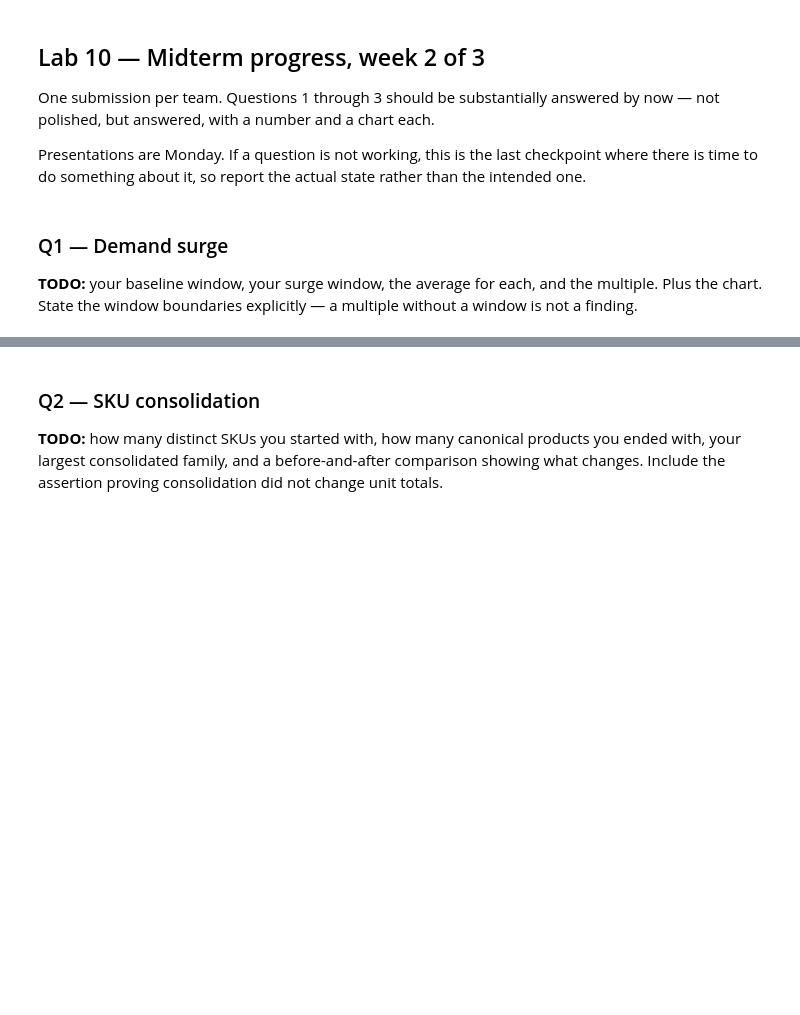
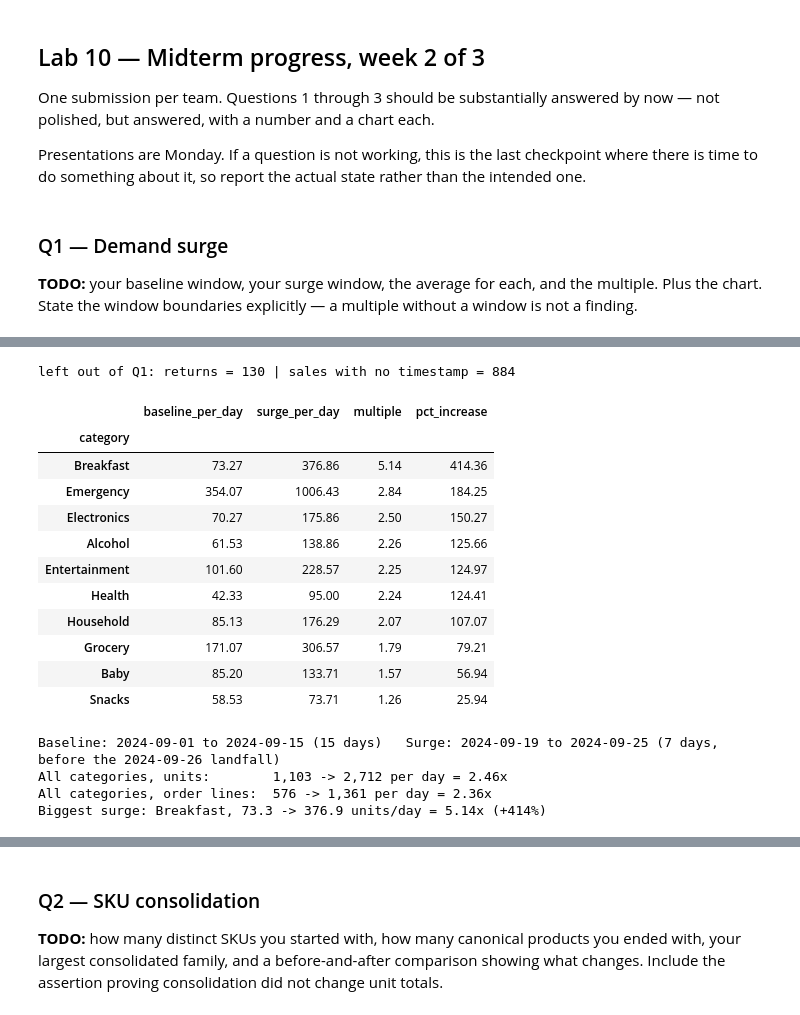
Before and after one commit to hpanjshiri/walmart-hurricane-project, a Jupyter notebook: notebooks/2026_10_30_—_Midterm_Progress_—_Lab.ipynb, the cells around one changed output, grey strips where cells are left out. Drawn from its saved outputs; the diff is of its cells as text; code cells hidden in the pictures; blank space fills up the shorter version.

```diff
--- a/notebooks/2026_10_30_—_Midterm_Progress_—_Lab.ipynb
+++ b/notebooks/2026_10_30_—_Midterm_Progress_—_Lab.ipynb
@@ -20,0 +58,76 @@ Presentations are Monday. If a question is not working, this is the last checkpo
+# %%
+# TODO: the numbers
+
+LANDFALL = pd.Timestamp('2024-09-26')
+BASE = (pd.Timestamp('2024-09-01'), pd.Timestamp('2024-09-15'))     # flat before first rise
+SURGE = (pd.Timestamp('2024-09-19'), pd.Timestamp('2024-09-25'))    # 7 days before
+
+# demand = units sold. Returns and sales with no timestamp are out
+demand = clean[(~clean['is_return']) & clean['date'].notna()]
+print('left out of Q1: returns =', int(clean['is_return'].sum()), '| sales with no timestamp =', int(clean['date'].isna().sum()))
+
+def avg_per_day(frame, window, how='units'):
+  start, end = window
+  days = (end - start).days + 1
+  w = frame[frame['date'].between(start, end)]
+  total = w.groupby('category')['quantity'].sum() if how == 'units' else w.groupby('category').size()
+  return total / days
+
+def surge_table(base, surge, how='units'):
+  t = pd.DataFrame({'baseline_per_day': avg_per_day(demand, base, how),
+                      'surge_per_day': avg_per_day(demand, surge, how)})
+  t['multiple'] = t['surge_per_day'] / t['baseline_per_day']
+  t['pct_increase'] = (t['multiple'] - 1) * 100
+  return t.sort_values('multiple', ascending=False)
+
+t = surge_table(BASE, SURGE)
+display(t.round(2))
+
+def overall(base, surge, how='units'):
+  f = lambda w: (demand[demand['date'].between(*w)]['quantity'].sum() if how == 'units'
+                  else demand['date'].between(*w).sum()) / ((w[1] - w[0]).days + 1)
+  return f(base), f(surge)
+
+b_units, s_units = overall(BASE, SURGE)
+b_orders, s_orders = overall(BASE, SURGE, how='orders')
+top = t.index[0]
+print(f"""
+Baseline: {BASE[0].date()} to {BASE[1].date()} ({(BASE[1]-BASE[0]).days + 1} days)   Surge: {SURGE[0].date()} to {SURGE[1].date()} ({(SURGE[1]-SURGE[0]).days + 1} days, before the {LANDFALL.date()} landfall)
+All categories, units:        {b_units:,.0f} -> {s_units:,.0f} per day = {s_units / b_units:.2f}x
+All categories, order lines:  {b_orders:,.0f} -> {s_orders:,.0f} per day = {s_orders / b_orders:.2f}x
+Biggest surge: {top}, {t.loc[top, 'baseline_per_day']:.1f} -> {t.loc[top, 'surge_per_day']:.1f} units/day = {t.loc[top, 'multiple']:.2f}x ({t.loc[top, 'pct_increase']:+.0f}%)
+""")
+
+# How much does the window choice matter?
+choices = {
+  'ours: baseline Sept 1-15, surge Sept 19-25':              ((pd.Timestamp('2024-09-01'), pd.Timestamp('2024-09-15')), (pd.Timestamp('2024-09-19'), pd.Timestamp('2024-09-25'))),
+  'baseline runs through the climb (Sept 1-18)':             ((pd.Timestamp('2024-09-01'), pd.Timestamp('2024-09-18')), (pd.Timestamp('2024-09-19'), pd.Timestamp('2024-09-25'))),
+  'surge includes landfall day (Sept 19-26)':                ((pd.Timestamp('2024-09-01'), pd.Timestamp('2024-09-15')), (pd.Timestamp('2024-09-19'), pd.Timestamp('2024-09-26'))),
+  'peak only: surge Sept 23-25 (3 days)':                    ((pd.Timestamp('2024-09-01'), pd.Timestamp('2024-09-15')), (pd.Timestamp('2024-09-23'), pd.Timestamp('2024-09-25'))),
+}
+rows = []
+for name, (b, s) in choices.items():
+  bu, su = overall(b, s)
+  tt = surge_table(b, s)
+  rows.append({'windows': name, 'all categories': round(su / bu, 2),
+                'top category': tt.index[0], 'top multiple': round(tt['multiple'].iloc[0], 2)})
+sens = pd.DataFrame(rows)
+sens
+# %% [output]
+left out of Q1: returns = 130 | sales with no timestamp = 884
+|  | baseline_per_day | surge_per_day | multiple | pct_increase |
+| category |  |  |  |  |
+| Breakfast | 73.27 | 376.86 | 5.14 | 414.36 |
+| Emergency | 354.07 | 1006.43 | 2.84 | 184.25 |
+| Electronics | 70.27 | 175.86 | 2.50 | 150.27 |
+| Alcohol | 61.53 | 138.86 | 2.26 | 125.66 |
+| Entertainment | 101.60 | 228.57 | 2.25 | 124.97 |
+| Health | 42.33 | 95.00 | 2.24 | 124.41 |
+| Household | 85.13 | 176.29 | 2.07 | 107.07 |
+| Grocery | 171.07 | 306.57 | 1.79 | 79.21 |
+| Baby | 85.20 | 133.71 | 1.57 | 56.94 |
+| Snacks | 58.53 | 73.71 | 1.26 | 25.94 |
+Baseline: 2024-09-01 to 2024-09-15 (15 days)   Surge: 2024-09-19 to 2024-09-25 (7 days, before the 2024-09-26 landfall)
+All categories, units:        1,103 -> 2,712 per day = 2.46x
+All categories, order lines:  576 -> 1,361 per day = 2.36x
+Biggest surge: Breakfast, 73.3 -> 376.9 units/day = 5.14x (+414%)
```
Also changed, not shown: parts of 11 cells of this notebook.
